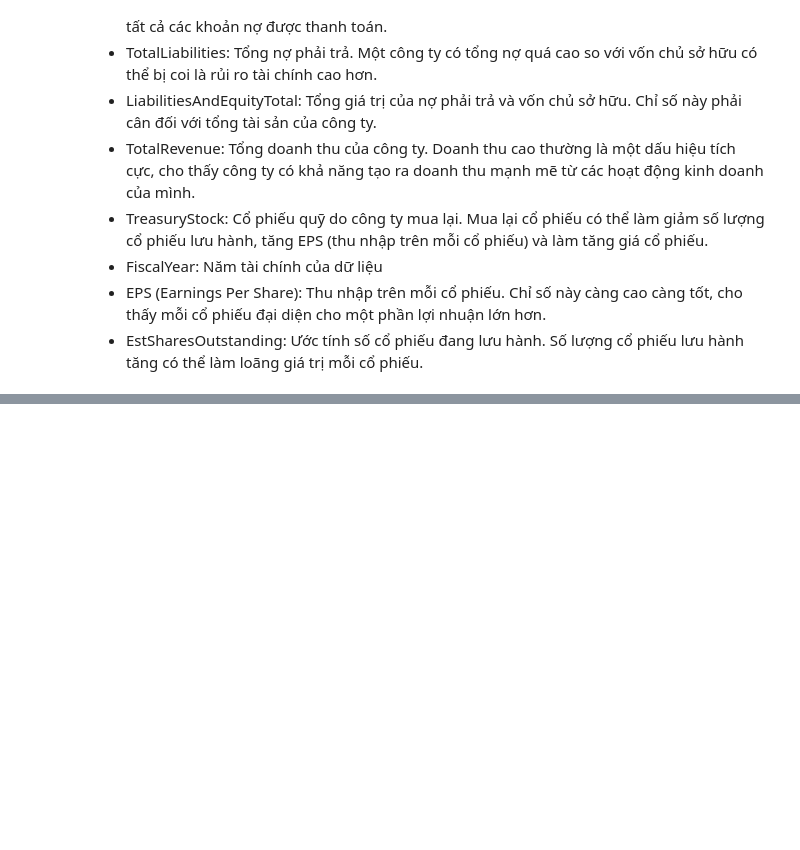
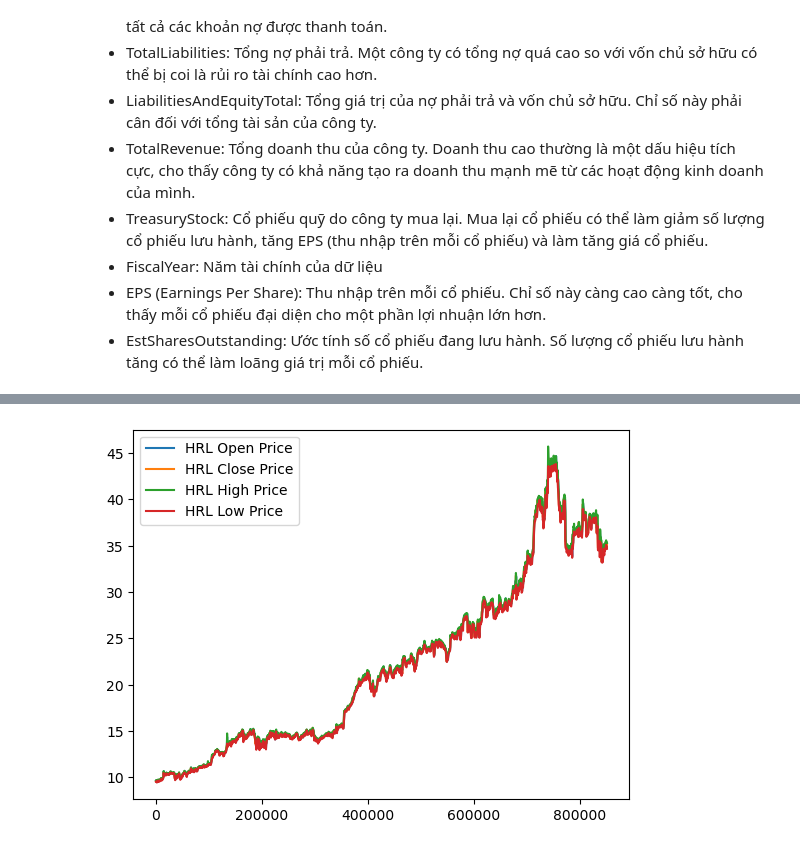
Before and after one commit to Ciss48/Stock, a Jupyter notebook: code.ipynb, the cells around one changed output, grey strips where cells are left out. Cells and saved outputs as stored; diff of their text form; code cells hidden in the pictures; blank space fills up the shorter version.

```diff
--- a/code.ipynb
+++ b/code.ipynb
@@ -97,0 +300,4 @@ financial_metrics
+# %%
+#Chọn ra 1 mã cổ phiếu tốt nhất để phân tích
+HRL = stock_price[stock_price['Ticker'] == 'HRL']
+HRL
@@ -97,0 +318,3 @@ financial_metrics
+# %%
+HRL.set_index('Date', inplace=True)
+HRL
@@ -97,0 +336,11 @@ financial_metrics
+# %%
+#Open price vs Close price of HRL
+HRL['OpenPrice'].plot(label = 'HRL Open Price')
+HRL['ClosePrice'].plot(label = 'HRL Close Price')
+HRL['HighPrice'].plot(label = 'HRL High Price')
+HRL['LowPrice'].plot(label = 'HRL Low Price')
+
+plt.legend()
+plt.show()
+# %% [output]
+[figure, added]
```
Also changed, not shown: parts of 40 cells of this notebook.
